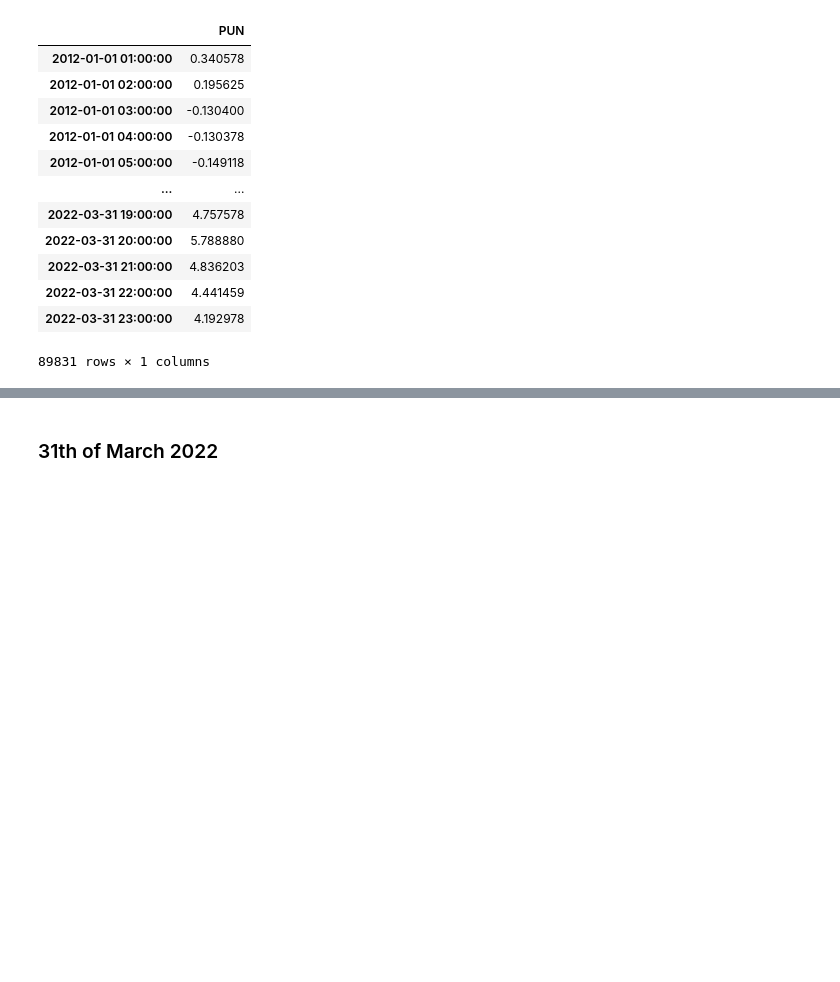
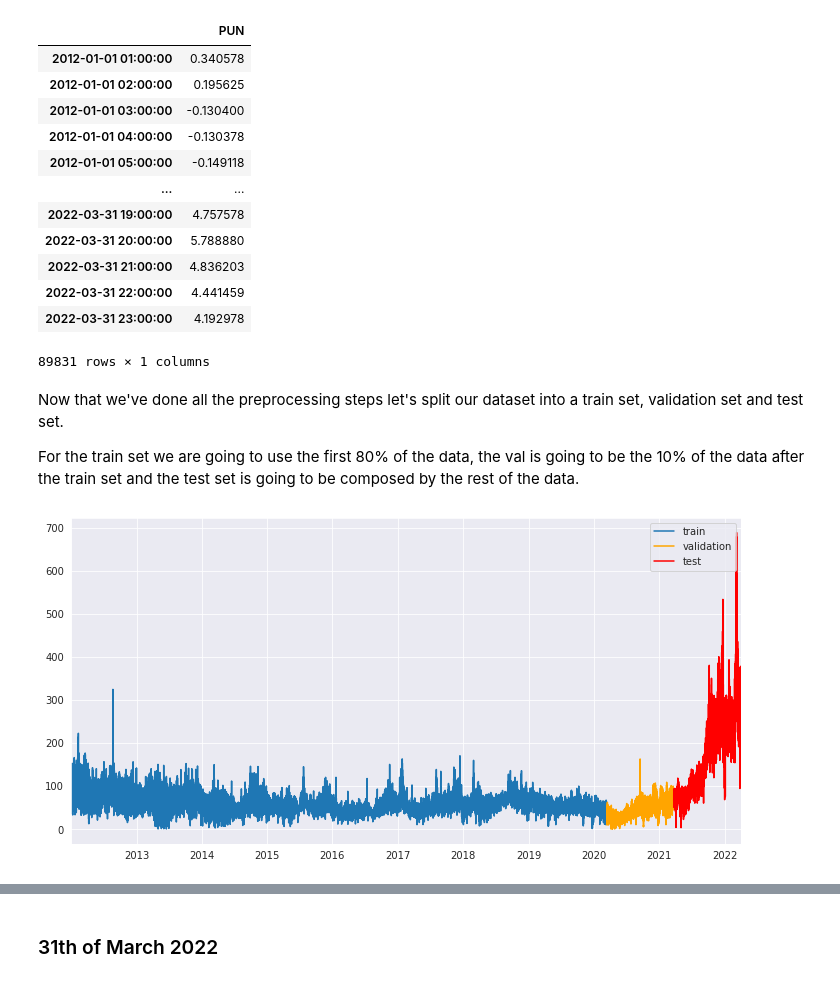
Before and after one commit to paolodelia99/Temporal-Fusion-Transfomer-pytorch, a Jupyter notebook: notebooks/electricity-prices-forecasting.ipynb, the cells around one changed output, grey strips where cells are left out. Drawn from its saved outputs; the diff is of its cells as text; code cells hidden in the pictures; blank space fills up the shorter version.

```diff
--- a/notebooks/electricity-prices-forecasting.ipynb
+++ b/notebooks/electricity-prices-forecasting.ipynb
@@ -185,3 +141,7 @@ output_col = 'PUN'
 input_timesteps = 192
 encoder_len = 168
 output_timesteps = 24
+# %% [markdown]
+Now that we've done all the preprocessing steps let's split our dataset into a train set, validation set and test set.
+
+For the train set we are going to use the first 80% of the data, the val is going to be the 10% of the data after the train set and the test set is going to be composed by the rest of the data.
@@ -188 +154,12 @@ output_timesteps = 24
+# %%
+fig, ax = plt.subplots(figsize=(12, 6))
+
+price_df.PUN[0:last_train_idx].plot(ax=ax, label='train')
+price_df.PUN[last_train_idx:last_val_idx].plot(ax=ax, color='orange', label='validation')
+price_df.PUN[last_val_idx:].plot(ax=ax, color='red', label='test')
+
+plt.legend()
+plt.show()
+# %% [output]
+[figure, added]
 # %%
```
Also changed, not shown: parts of 23 cells of this notebook, 5 other files.
